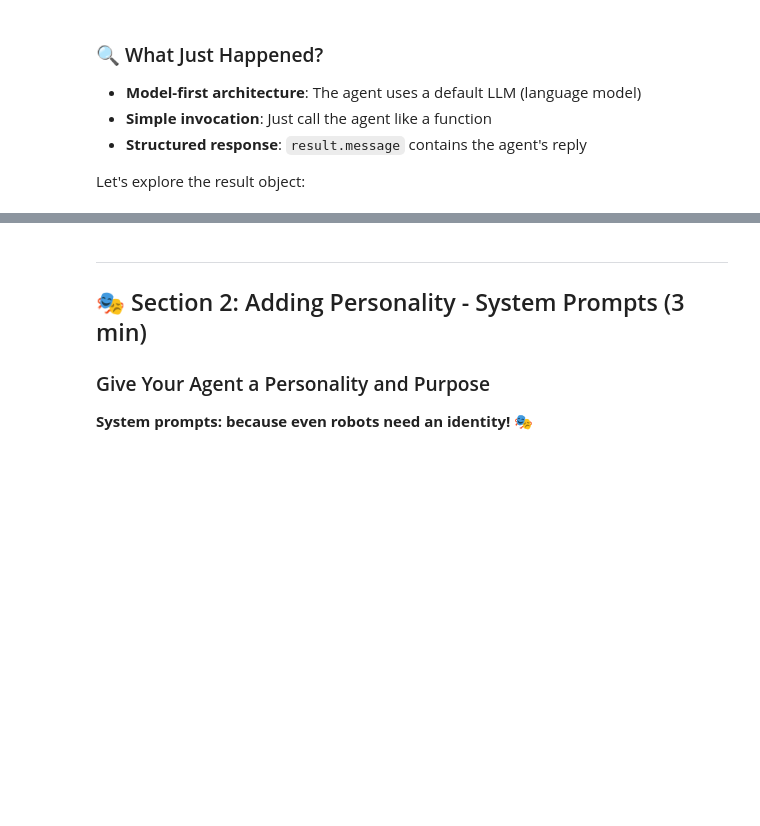
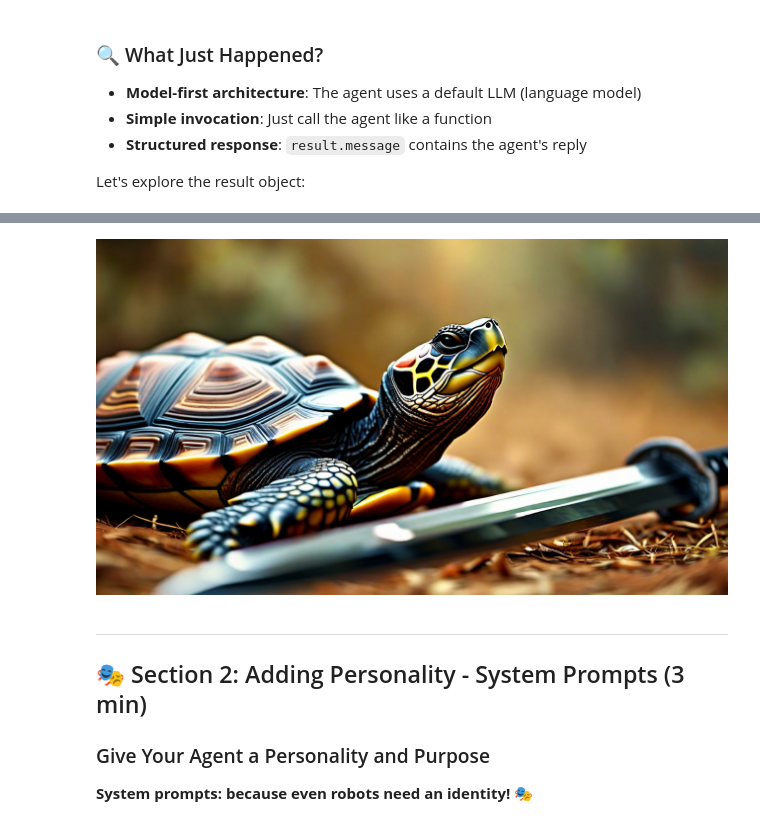
Before and after one commit to gilinachum/agents, a Jupyter notebook: strands-beginner.ipynb, the cells around one changed output, grey strips where cells are left out. Saved outputs shown, nothing was run; the diff lists cells and outputs as text; code cells hidden in the pictures; blank space fills up the shorter version.

```diff
--- a/strands-beginner.ipynb
+++ b/strands-beginner.ipynb
@@ -115,5 +115,11 @@ Full message structure:
   }
 }
+# %%
+from IPython.display import Image
+# copyright friendly generated image
+Image(filename='./images/A turtle next to a katana sword.png')
+# %% [output]
+[figure, added]
 # %% [markdown]
 ---
 
```
Also changed, not shown: parts of 42 cells of this notebook.
